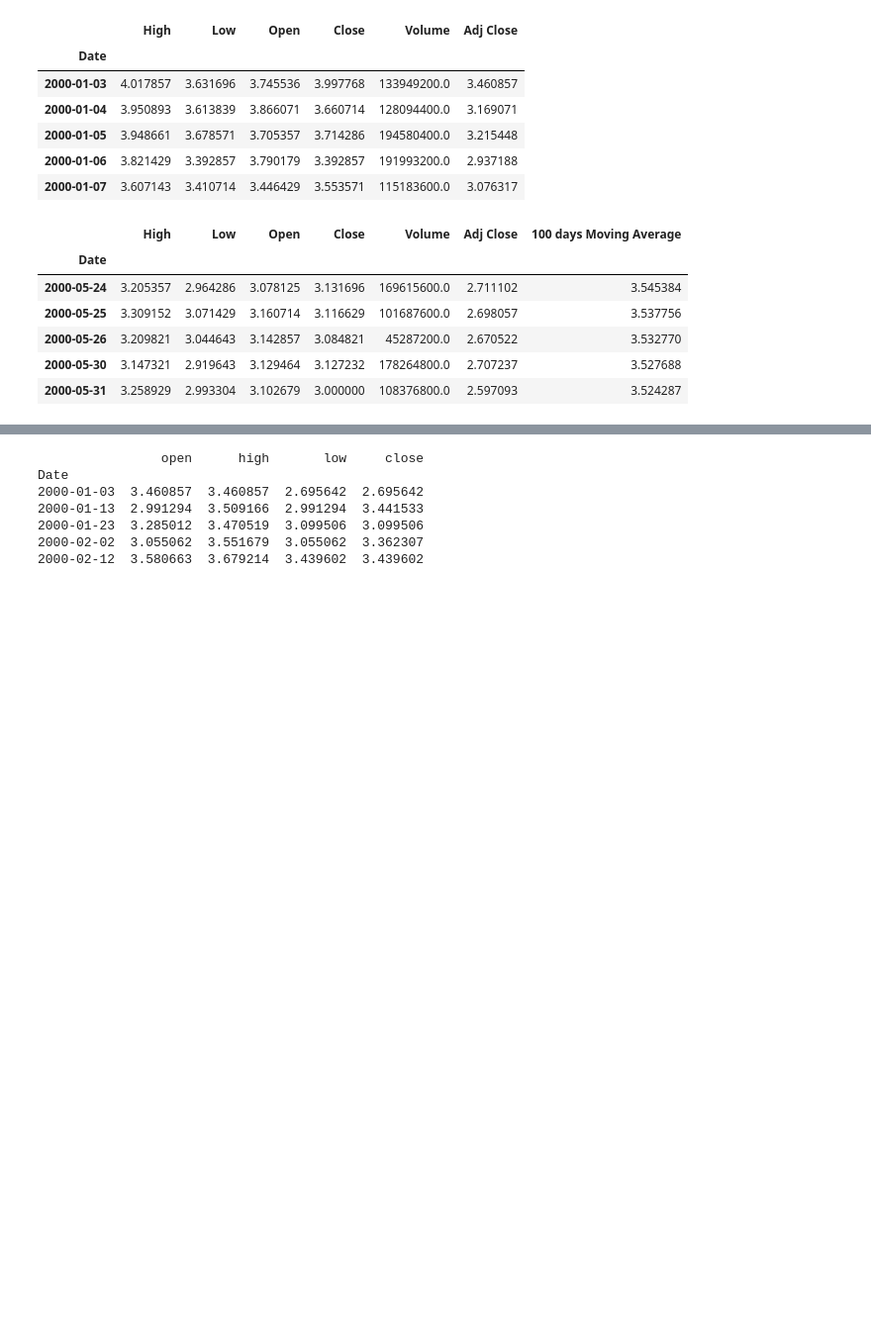
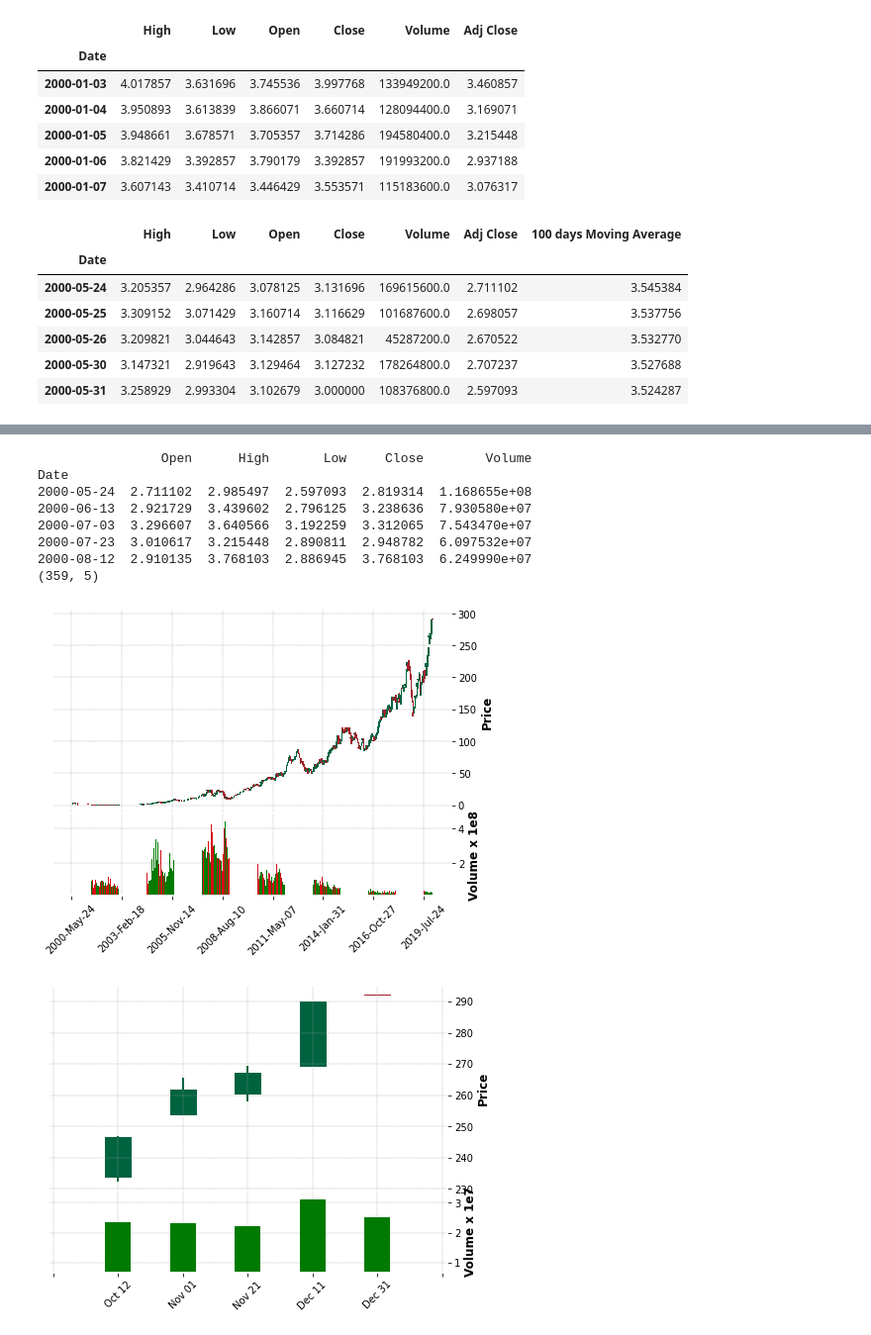
Before and after one commit to saum1500/Stock-Prediction-in-Python, a Jupyter notebook: Stock_Prediction.ipynb, the cells around one changed output, grey strips where cells are left out. Shown: that part at 99% size. Saved outputs shown, nothing was run; the diff lists cells and outputs as text; code cells hidden in the pictures; blank space fills up the shorter version.

```diff
--- a/Stock_Prediction.ipynb
+++ b/Stock_Prediction.ipynb
@@ -52,12 +53,16 @@ plt.show()
 # %%
  # creating a resampled dataset, the resample function is used to resample timeseries data
- df_resampled = df['Adj Close'].resample('10D').ohlc() #ohlc does not sum or mean the values of ten days, but takes the open high low close data
+ df_resampled = df['Adj Close'].resample('20D').ohlc() # ohlc does not sum or mean the values of 20 days, but takes the open high low close data
+ df_resampled['Volume'] = df['Volume'].resample('20D').mean()
+ df_resampled.columns=['Open', 'High','Low','Close','Volume']
  print(df_resampled.head())
+ print(df_resampled.shape) # condensed to 717 entries.
 # %% [output]
-                open      high       low     close
+                Open      High       Low     Close        Volume
 Date
-2000-01-03  3.460857  3.460857  2.695642  2.695642
-2000-01-13  2.991294  3.509166  2.991294  3.441533
-2000-01-23  3.285012  3.470519  3.099506  3.099506
-2000-02-02  3.055062  3.551679  3.055062  3.362307
-2000-02-12  3.580663  3.679214  3.439602  3.439602
+2000-05-24  2.711102  2.985497  2.597093  2.819314  1.168655e+08
+2000-06-13  2.921729  3.439602  2.796125  3.238636  7.930580e+07
+2000-07-03  3.296607  3.640566  3.192259  3.312065  7.543470e+07
+2000-07-23  3.010617  3.215448  2.890811  2.948782  6.097532e+07
+2000-08-12  2.910135  3.768103  2.886945  3.768103  6.249990e+07
+(359, 5)
@@ -63,0 +74,6 @@ Date
+# %%
+mpf.plot(df_resampled, type = 'candle', style='charles', volume=True)
+mpf.plot(df_resampled.tail(), type = 'candle', style='charles', volume=True) # to show the zomed in version
+# %% [output]
+[figure, added]
+[figure, added]
```
Also changed, not shown: parts of 4 cells of this notebook.
